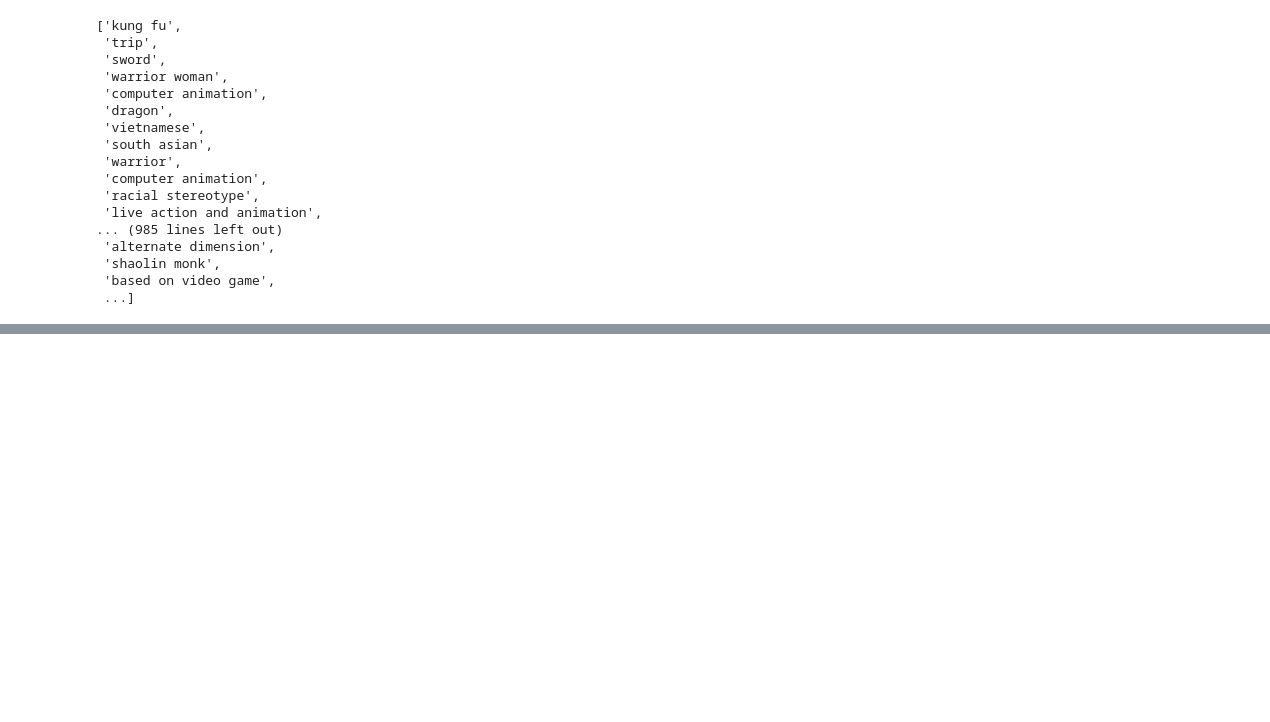
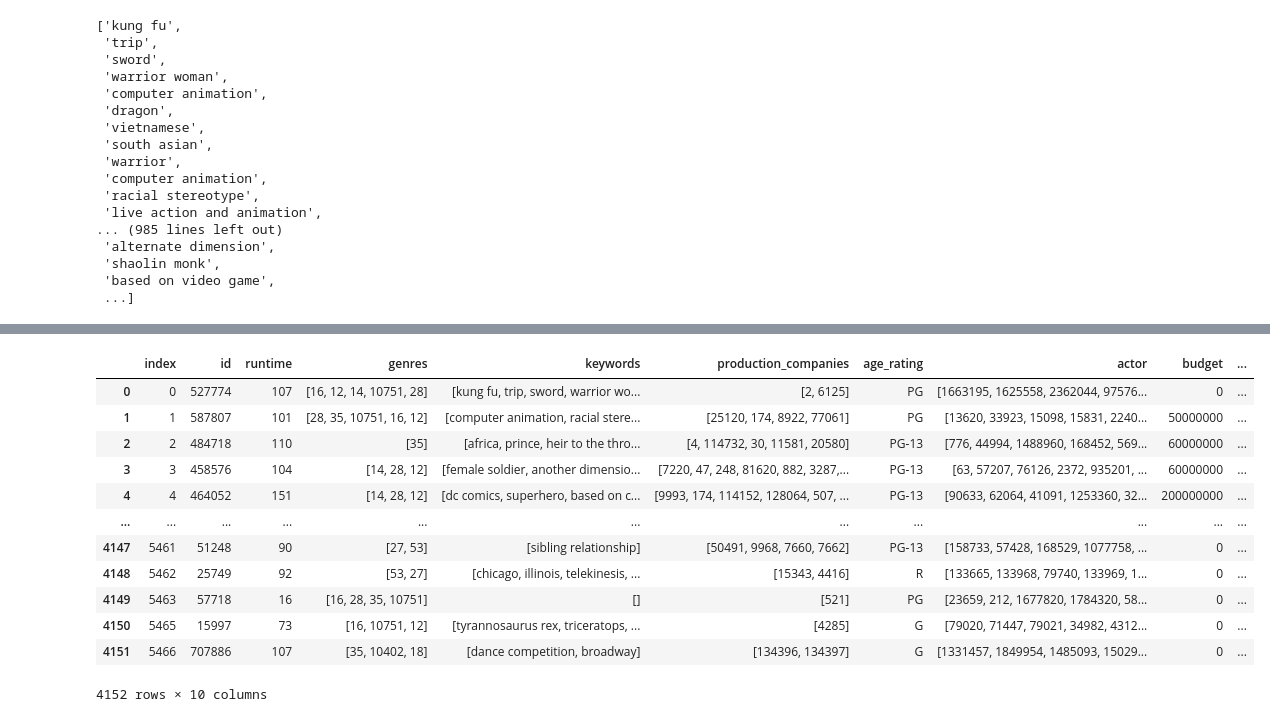
Before and after one commit to Moonhowls/CZ1115_Predicting_Age_Ratings, a Jupyter notebook: New Analysis by Word2Vec.ipynb, the cells around one changed output, grey strips where cells are left out. Saved outputs shown, nothing was run; the diff lists cells and outputs as text; code cells hidden in the pictures; blank space fills up the shorter version.

```diff
--- a/New Analysis by Word2Vec.ipynb
+++ b/New Analysis by Word2Vec.ipynb
@@ -155,0 +374,17 @@ display_closestwords_tsnescatterplot(model, "friends", 100)
+# %%
+df_clean_data_clean.reset_index(inplace=True)
+df_clean_data_clean
+# %% [output]
+|  | index | id | runtime | genres | keywords | production_companies | age_rating | actor | budget | ... |
+| 0 | 0 | 527774 | 107 | [16, 12, 14, 10751, 28] | [kung fu, trip, sword, warrior wo... | [2, 6125] | PG | [1663195, 1625558, 2362044, 97576... | 0 | ... |
+| 1 | 1 | 587807 | 101 | [28, 35, 10751, 16, 12] | [computer animation, racial stere... | [25120, 174, 8922, 77061] | PG | [13620, 33923, 15098, 15831, 2240... | 50000000 | ... |
+| 2 | 2 | 484718 | 110 | [35] | [africa, prince, heir to the thro... | [4, 114732, 30, 11581, 20580] | PG-13 | [776, 44994, 1488960, 168452, 569... | 60000000 | ... |
+| 3 | 3 | 458576 | 104 | [14, 28, 12] | [female soldier, another dimensio... | [7220, 47, 248, 81620, 882, 3287,... | PG-13 | [63, 57207, 76126, 2372, 935201, ... | 60000000 | ... |
+| 4 | 4 | 464052 | 151 | [14, 28, 12] | [dc comics, superhero, based on c... | [9993, 174, 114152, 128064, 507, ... | PG-13 | [90633, 62064, 41091, 1253360, 32... | 200000000 | ... |
+| ... | ... | ... | ... | ... | ... | ... | ... | ... | ... | ... |
+| 4147 | 5461 | 51248 | 90 | [27, 53] | [sibling relationship] | [50491, 9968, 7660, 7662] | PG-13 | [158733, 57428, 168529, 1077758, ... | 0 | ... |
+| 4148 | 5462 | 25749 | 92 | [53, 27] | [chicago, illinois, telekinesis, ... | [15343, 4416] | R | [133665, 133968, 79740, 133969, 1... | 0 | ... |
+| 4149 | 5463 | 57718 | 16 | [16, 28, 35, 10751] | [] | [521] | PG | [23659, 212, 1677820, 1784320, 58... | 0 | ... |
+| 4150 | 5465 | 15997 | 73 | [16, 10751, 12] | [tyrannosaurus rex, triceratops, ... | [4285] | G | [79020, 71447, 79021, 34982, 4312... | 0 | ... |
+| 4151 | 5466 | 707886 | 107 | [35, 10402, 18] | [dance competition, broadway] | [134396, 134397] | G | [1331457, 1849954, 1485093, 15029... | 0 | ... |
+4152 rows × 10 columns
```
Also changed, not shown: parts of 27 cells of this notebook.
